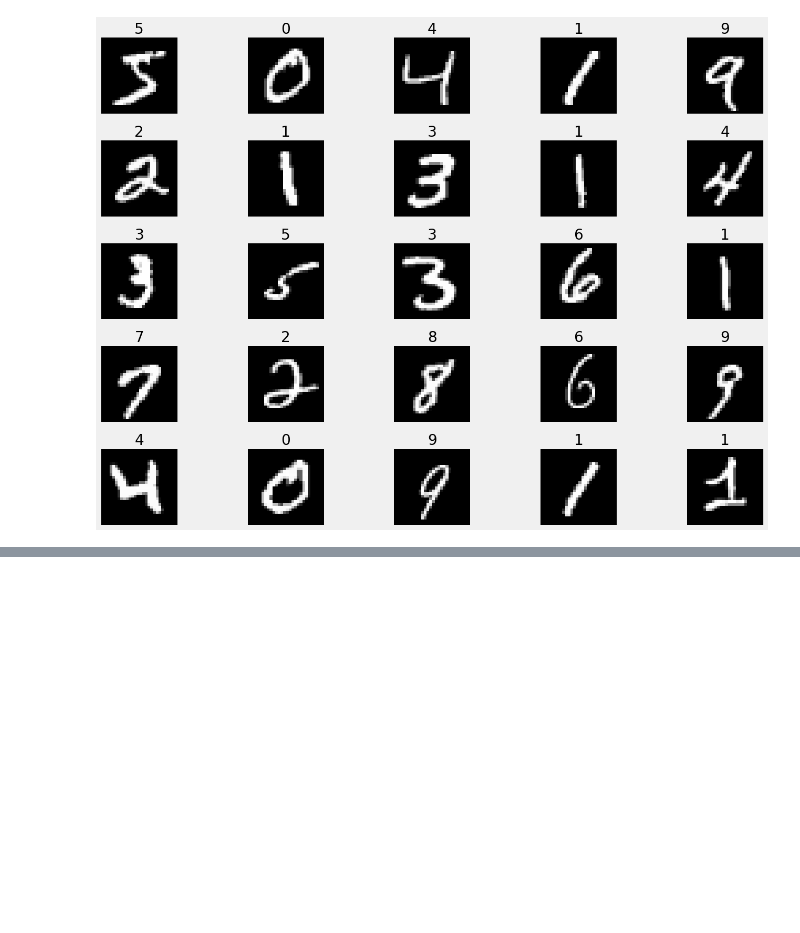
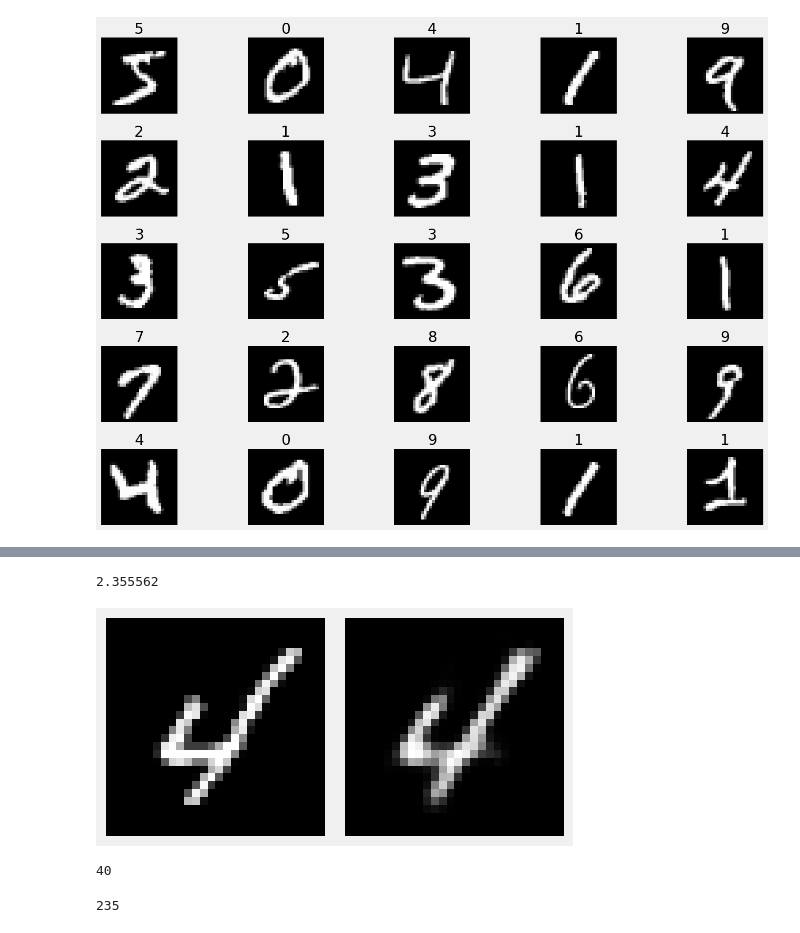
Before and after one commit to insectepoeme21/AE-NE_online, a Jupyter notebook: autoencoder.ipynb, the cells around one changed output, grey strips where cells are left out. Drawn from its saved outputs; the diff is of its cells as text; code cells hidden in the pictures; blank space fills up the shorter version.

```diff
--- a/autoencoder.ipynb
+++ b/autoencoder.ipynb
@@ -261,0 +263,37 @@ plt.show()
+# %%
+# Dictionary that will store the different
+# images and outputs for various epochs
+outputs = {}
+
+# Extracting the last batch from the test
+# dataset
+img, _ = list(train_loader)[-1]
+
+# Reshaping into 1d vector
+img = img.reshape(-1, 28 * 28)
+
+# Generating output for the obtained
+# batch
+out = model(img).detach().numpy()
+# %%
+
+i = 1
+
+fig, axes = plt.subplots(nrows=1, ncols=2, figsize=(5, 5))
+
+original = img[i].reshape(28, 28)
+axes[0].axis('off')
+axes[0].imshow(original, cmap='gray')
+
+reconst = out[i].reshape(28, 28)
+axes[1].axis('off')
+axes[1].imshow(reconst, cmap='gray')
+
+fig.tight_layout()
+fig.show()
+
+
+np.linalg.norm(original - reconst)
+# %% [output]
+2.355562
+[figure, added]
@@ -261,0 +302,8 @@ plt.show()
+# %%
+len(test_loader)
+# %% [output]
+40
+# %%
+len(train_loader)
+# %% [output]
+235
```
Also changed, not shown: parts of 6 cells of this notebook, 1 other file.
